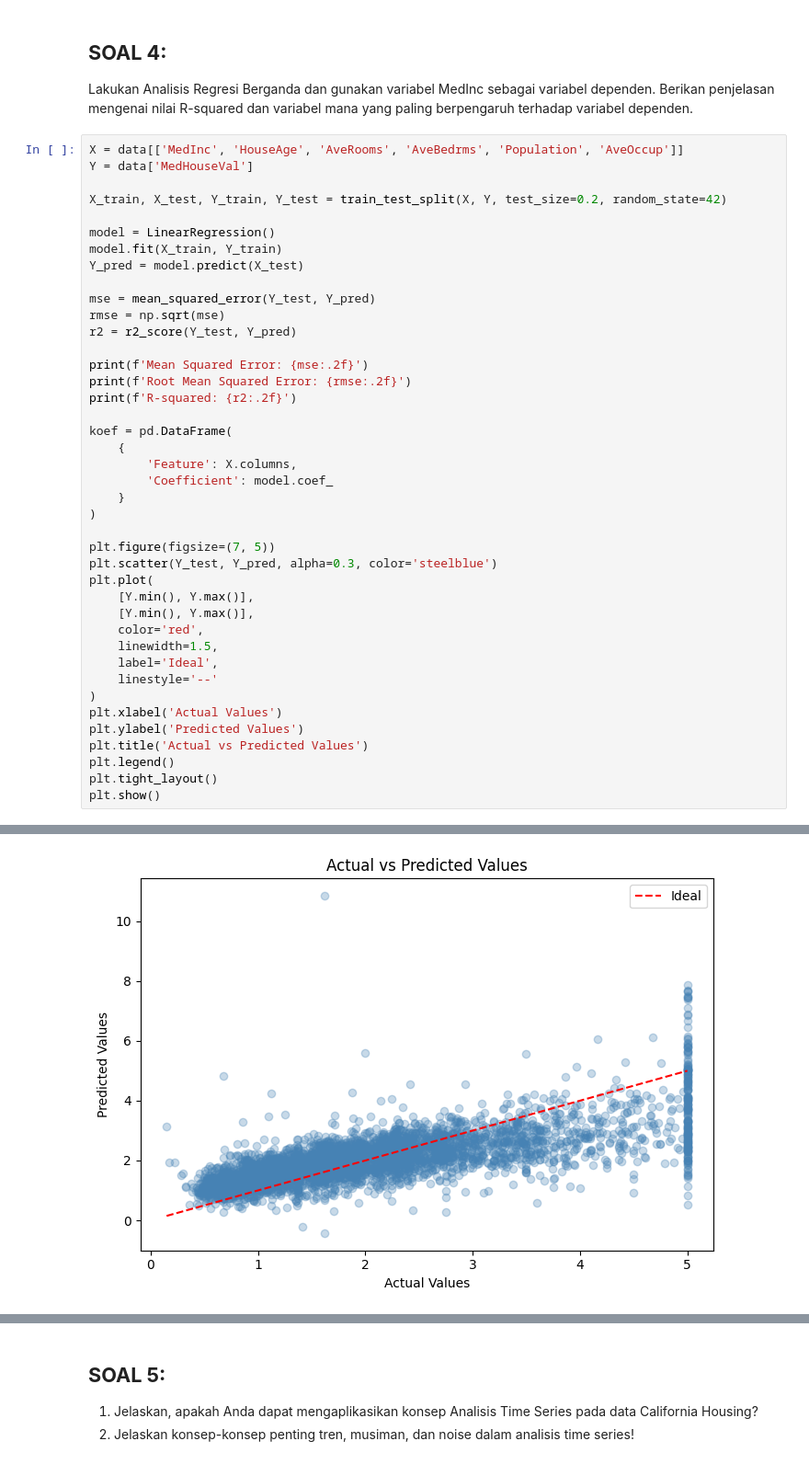
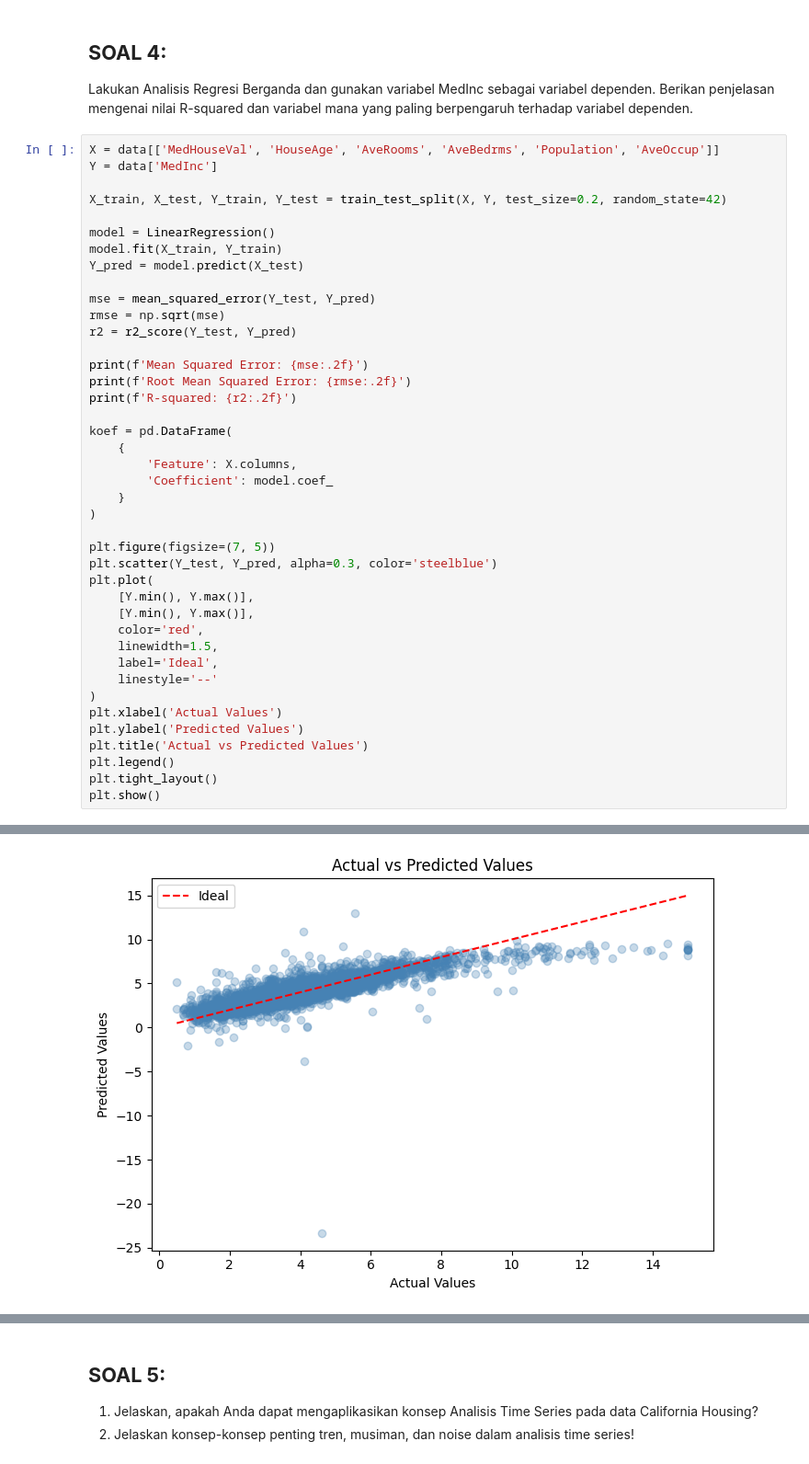
Before and after one commit to RekoNF/EDV_Tugas-and-Quiz, a Jupyter notebook: UTS/UTS_Semester 2.ipynb, the cells around one changed output, grey strips where cells are left out. Shown at 92% size. Drawn from its saved outputs; the diff is of its cells as text.

```diff
--- a/UTS/UTS_Semester 2.ipynb
+++ b/UTS/UTS_Semester 2.ipynb
@@ -468,8 +468,8 @@ plt.show()
 Lakukan  Analisis  Regresi  Berganda  dan  gunakan  variabel  MedInc  sebagai  variabel  dependen.  Berikan
 penjelasan mengenai nilai R-squared dan variabel mana yang paling berpengaruh terhadap variabel dependen.
 # %%
-X = data[['MedInc', 'HouseAge', 'AveRooms', 'AveBedrms', 'Population', 'AveOccup']]
-Y = data['MedHouseVal']
+X = data[['MedHouseVal', 'HouseAge', 'AveRooms', 'AveBedrms', 'Population', 'AveOccup']]
+Y = data['MedInc']
 
 X_train, X_test, Y_train, Y_test = train_test_split(X, Y, test_size=0.2, random_state=42)
 
@@ -515 +515 @@ R-squared: 0.51
-[figure, old version]
+[figure, new version]
```
Also changed, not shown: parts of 4 cells of this notebook.
